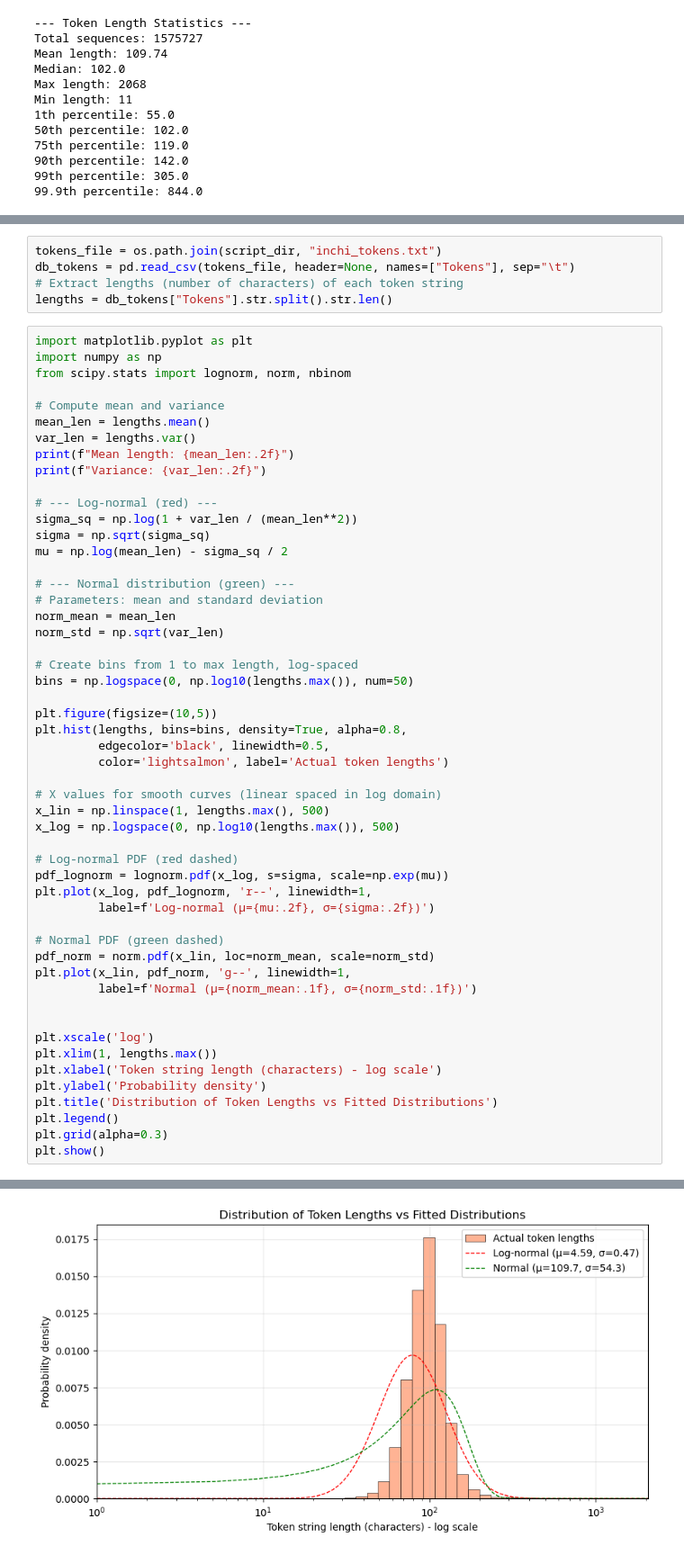
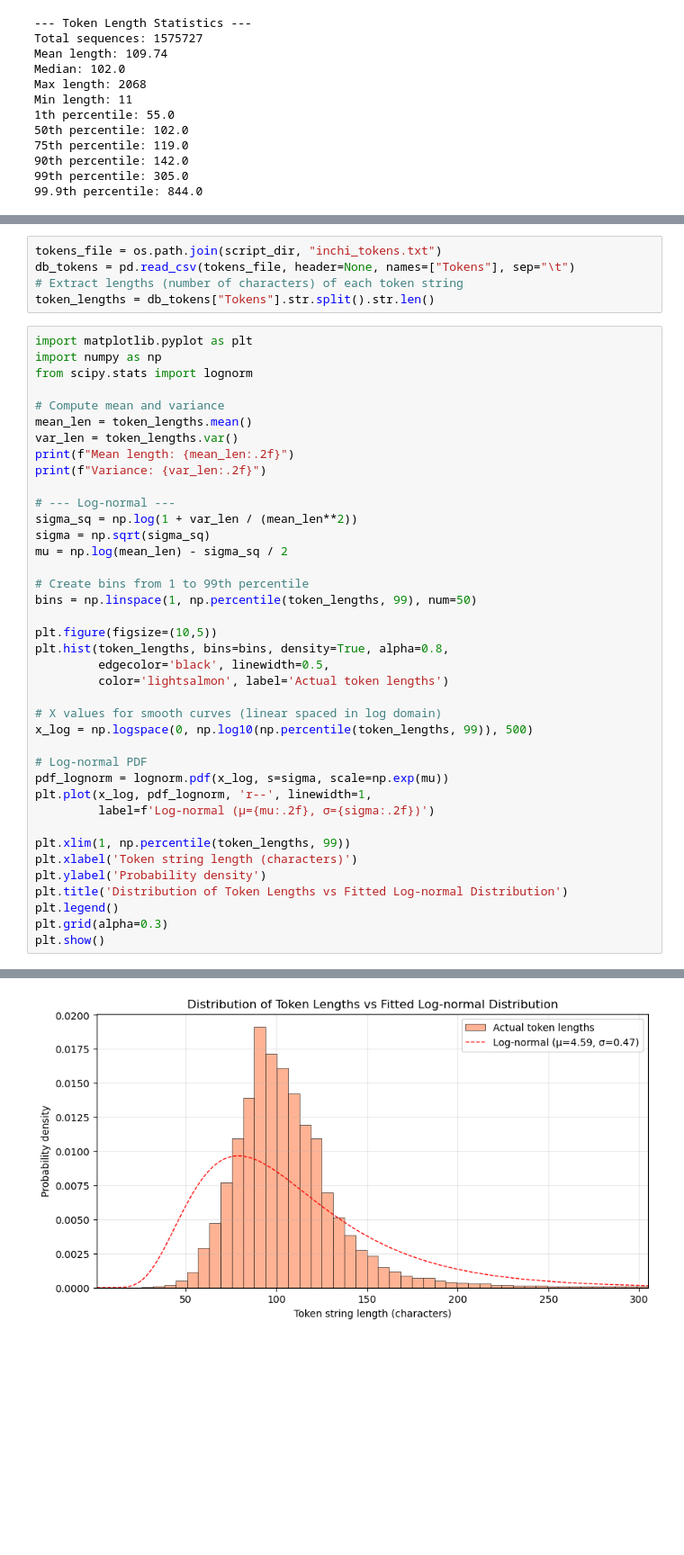
Before and after one commit to grobles17/IMF_TFM_Drug_Metabolism, a Jupyter notebook: DataBase/InChI/inchi_db_eda.ipynb, the cells around one changed output, grey strips where cells are left out. Shown at 90% size. Saved outputs shown, nothing was run; the diff lists cells and outputs as text; blank space fills up the shorter version.

```diff
--- a/DataBase/InChI/inchi_db_eda.ipynb
+++ b/DataBase/InChI/inchi_db_eda.ipynb
@@ -378,60 +368,47 @@ Min length: 11
 tokens_file = os.path.join(script_dir, "inchi_tokens.txt")
 db_tokens = pd.read_csv(tokens_file, header=None, names=["Tokens"], sep="\t")
 # Extract lengths (number of characters) of each token string
-lengths = db_tokens["Tokens"].str.split().str.len()
+token_lengths = db_tokens["Tokens"].str.split().str.len()
 # %%
 import matplotlib.pyplot as plt
 import numpy as np
-from scipy.stats import lognorm, norm, nbinom
+from scipy.stats import lognorm
 
 # Compute mean and variance
-mean_len = lengths.mean()
-var_len = lengths.var()
+mean_len = token_lengths.mean()
+var_len = token_lengths.var()
 print(f"Mean length: {mean_len:.2f}")
 print(f"Variance: {var_len:.2f}")
 
-# --- Log‑normal (red) ---
+# --- Log‑normal ---
 sigma_sq = np.log(1 + var_len / (mean_len**2))
 sigma = np.sqrt(sigma_sq)
 mu = np.log(mean_len) - sigma_sq / 2
 
-# --- Normal distribution (green) ---
-# Parameters: mean and standard deviation
-norm_mean = mean_len
-norm_std = np.sqrt(var_len)
-
-# Create bins from 1 to max length, log‑spaced
-bins = np.logspace(0, np.log10(lengths.max()), num=50)
+# Create bins from 1 to 99th percentile
+bins = np.linspace(1, np.percentile(token_lengths, 99), num=50)
 
 plt.figure(figsize=(10,5))
-plt.hist(lengths, bins=bins, density=True, alpha=0.8,
+plt.hist(token_lengths, bins=bins, density=True, alpha=0.8,
          edgecolor='black', linewidth=0.5,
          color='lightsalmon', label='Actual token lengths')
 
 # X values for smooth curves (linear spaced in log domain)
-x_lin = np.linspace(1, lengths.max(), 500)
-x_log = np.logspace(0, np.log10(lengths.max()), 500)
+x_log = np.logspace(0, np.log10(np.percentile(token_lengths, 99)), 500)
 
-# Log‑normal PDF (red dashed)
+# Log‑normal PDF
 pdf_lognorm = lognorm.pdf(x_log, s=sigma, scale=np.exp(mu))
 plt.plot(x_log, pdf_lognorm, 'r--', linewidth=1,
          label=f'Log‑normal (μ={mu:.2f}, σ={sigma:.2f})')
 
-# Normal PDF (green dashed)
-pdf_norm = norm.pdf(x_lin, loc=norm_mean, scale=norm_std)
-plt.plot(x_lin, pdf_norm, 'g--', linewidth=1,
-         label=f'Normal (μ={norm_mean:.1f}, σ={norm_std:.1f})')
-
-
-plt.xscale('log')
-plt.xlim(1, lengths.max())
-plt.xlabel('Token string length (characters) - log scale')
+plt.xlim(1, np.percentile(token_lengths, 99))
+plt.xlabel('Token string length (characters)')
 plt.ylabel('Probability density')
-plt.title('Distribution of Token Lengths vs Fitted Distributions')
+plt.title('Distribution of Token Lengths vs Fitted Log‑normal Distribution')
 plt.legend()
 plt.grid(alpha=0.3)
 plt.show()
 # %% [output]
 Mean length: 109.74
 Variance: 2947.78
-[figure, old version]
+[figure, new version]
```
Also changed, not shown: parts of 31 cells of this notebook, 1 other file.
